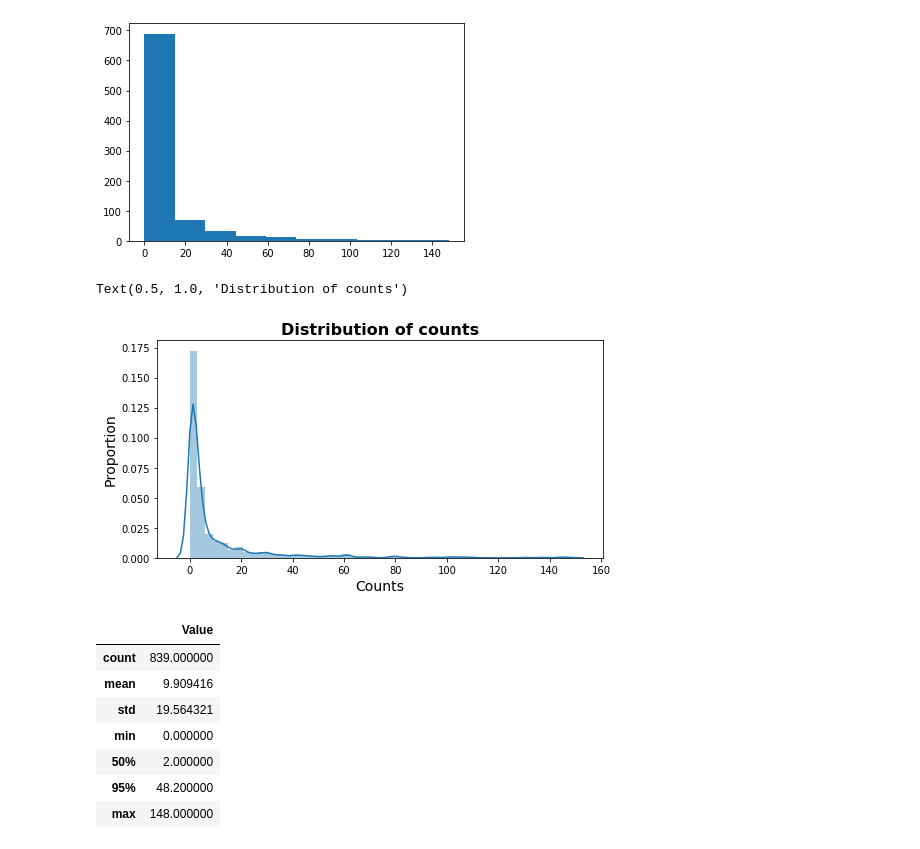
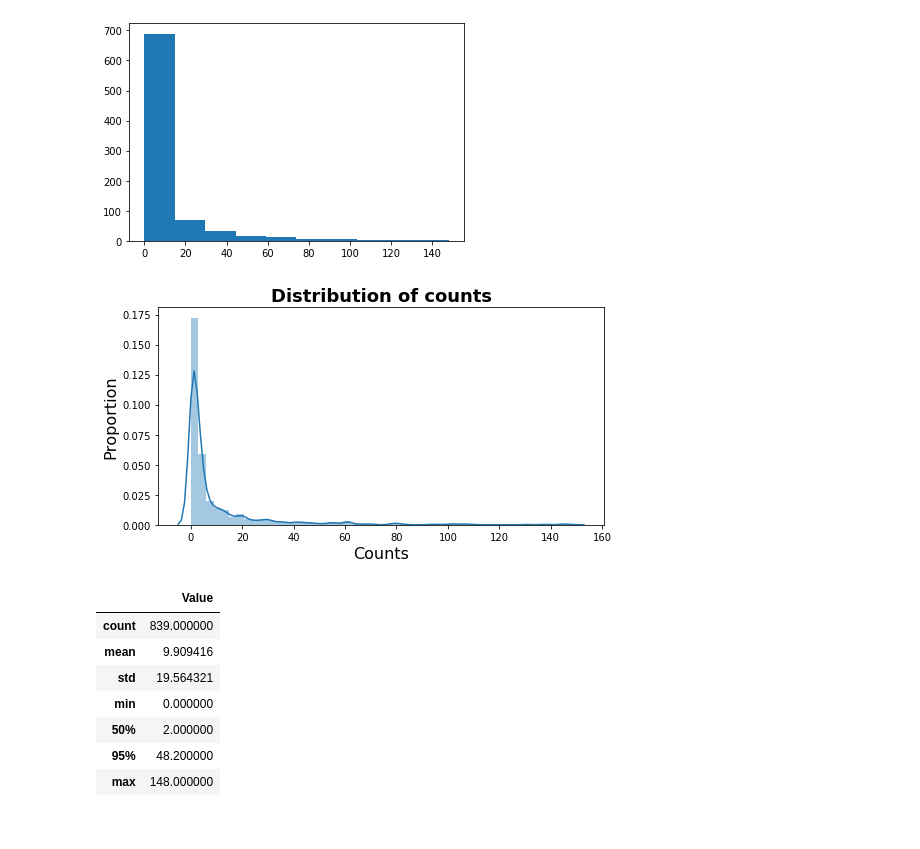
Before and after one commit to Angps1995/Spatial-Temporal-Models-for-delivery-demand-forecast, a Jupyter notebook: Models/ExploratoryAnalysis.ipynb, the cells around one changed output. Drawn from its saved outputs; the diff is of its cells as text; code cells hidden in the pictures.

```diff
--- a/Models/ExploratoryAnalysis.ipynb
+++ b/Models/ExploratoryAnalysis.ipynb
@@ -14,7 +5,9 @@
 # %%
-
 import pandas as pd
 import numpy as np
 import csv
 import matplotlib.pyplot as plt
+import seaborn as sns
 data_dir = "/home/angps/Documents/Thesis/Data/"
+image_dir = "/home/angps/Documents/Thesis/Report/Images/"
+df = pd.read_csv(data_dir + "full_df_with_exo.csv")
@@ -71,0 +39,3 @@ memory usage: 15.9+ KB
+# %%
+endo_df = df.iloc[:839,:]
+endo_df.shape
@@ -83,4 +55,4 @@ Text(0.5, 1.0, 'Mean Demand of all locations across days')
 # %% [markdown]
 ### **2.2 Percentage of locations with low counts of demand**
 # %%
-num_of_non_zeros = (loc_time_demand_df != 0).sum(axis=1)
+num_of_non_zeros = (endo_df != 0).sum(axis=1)
@@ -95,13 +76,13 @@ plt.hist(num_of_non_zeros)
 # %%
 import seaborn as sns
 plt.figure(figsize=(8,4))
 sns.distplot(num_of_non_zeros)
-plt.xlabel("Counts", fontsize = 14)
-plt.ylabel("Proportion", fontsize = 14)
-plt.title("Distribution of counts", fontsize = 16, fontweight = 'bold')
+plt.xlabel("Counts", fontsize = 16)
+plt.ylabel("Proportion", fontsize = 16)
+plt.title("Distribution of counts", fontsize = 18, fontweight = 'bold')
+plt.savefig(image_dir + "distplot_counts.jpg")
 # %% [output]
-Text(0.5, 1.0, 'Distribution of counts')
-[figure, old version]
+[figure, new version]
 # %%
 pd.DataFrame({"Value":num_of_non_zeros.describe(percentiles=[0.95])})
 # %% [output]
```
Also changed, not shown: parts of 80 cells of this notebook, 1 other file.
